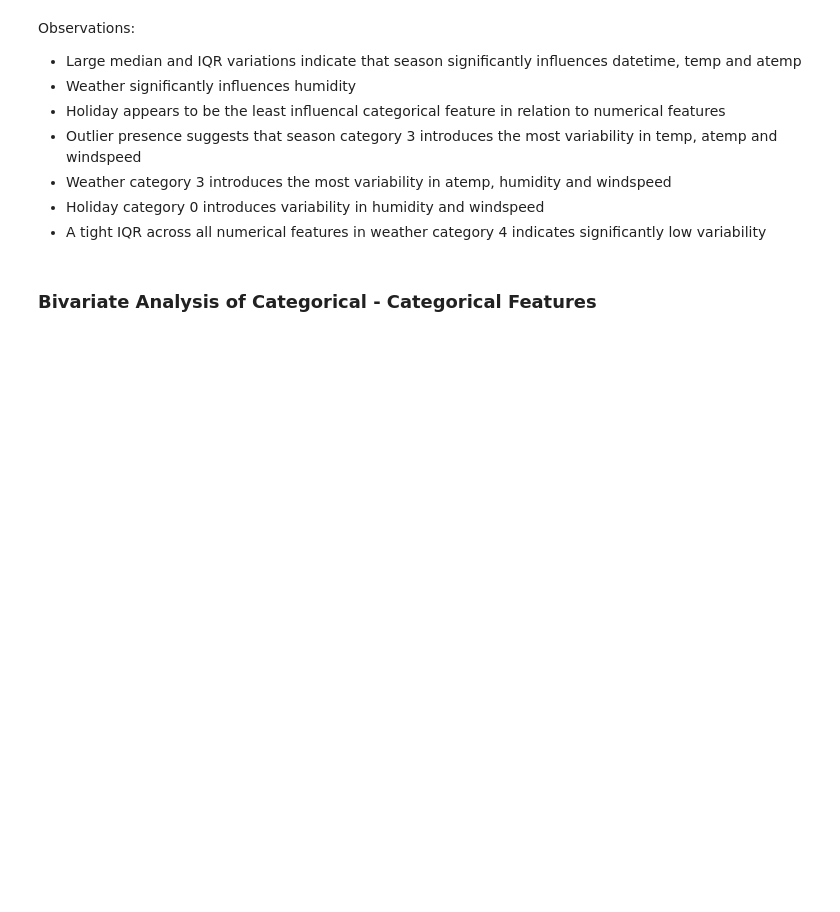
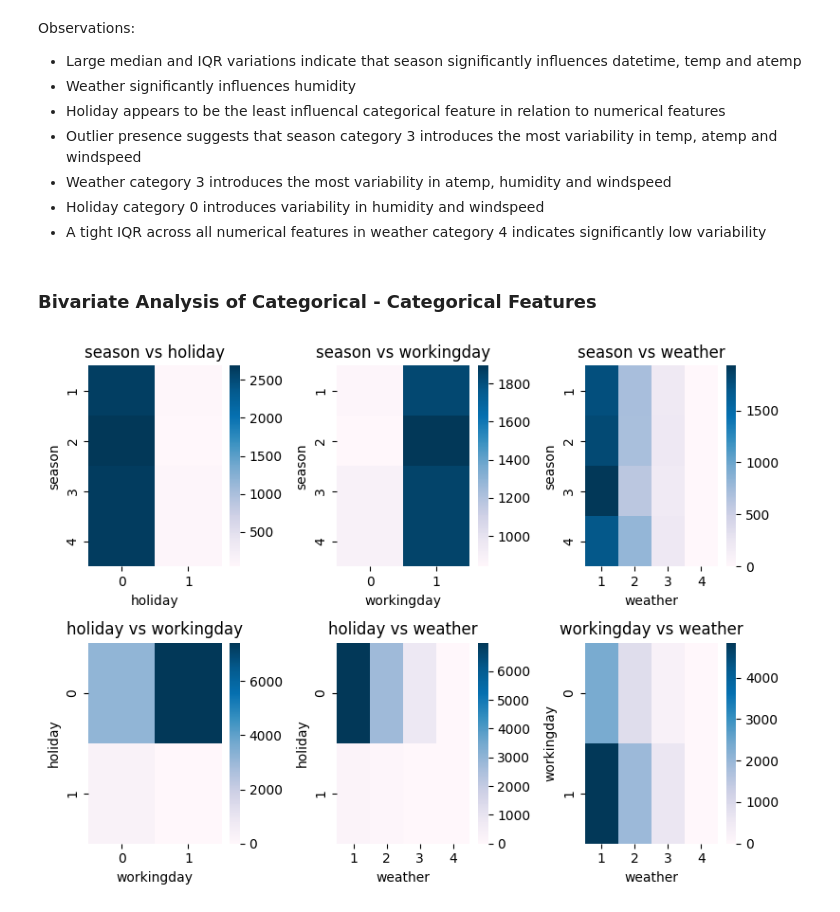
Before and after one commit to jay-watt/bike_sharing, a Jupyter notebook: noteboooks/data_exploration.ipynb, the cells around one changed output. Cells and saved outputs as stored; diff of their text form; code cells hidden in the pictures; blank space fills up the shorter version.

Commit message:
Plot heatmaps to visualise relationships between categorical features

```diff
--- a/noteboooks/data_exploration.ipynb
+++ b/noteboooks/data_exploration.ipynb
@@ -399,3 +399,20 @@ Observations:
 - A tight IQR across all numerical features in weather category 4 indicates significantly low variability
 # %% [markdown]
 ### Bivariate Analysis of Categorical - Categorical Features
+# %%
+fig, axes = plt.subplots(2, 3, figsize=(8, 6))
+axes = axes.flatten()
+
+pairs = [(categorical[x], categorical[y]) for x in range(len(categorical))
+         for y in range(x + 1, len(categorical))]
+
+for ax, (feature_i, feature_j) in zip(axes, pairs):
+    crosstab = pd.crosstab(feature_data[feature_i], feature_data[feature_j])
+    sns.heatmap(crosstab, cmap='PuBu', ax=ax,
+                cbar=True, annot=False, fmt="d")
+    ax.set_title(f'{feature_i} vs {feature_j}')
+
+plt.tight_layout()
+plt.show()
+# %% [output]
+[figure, added]
```
